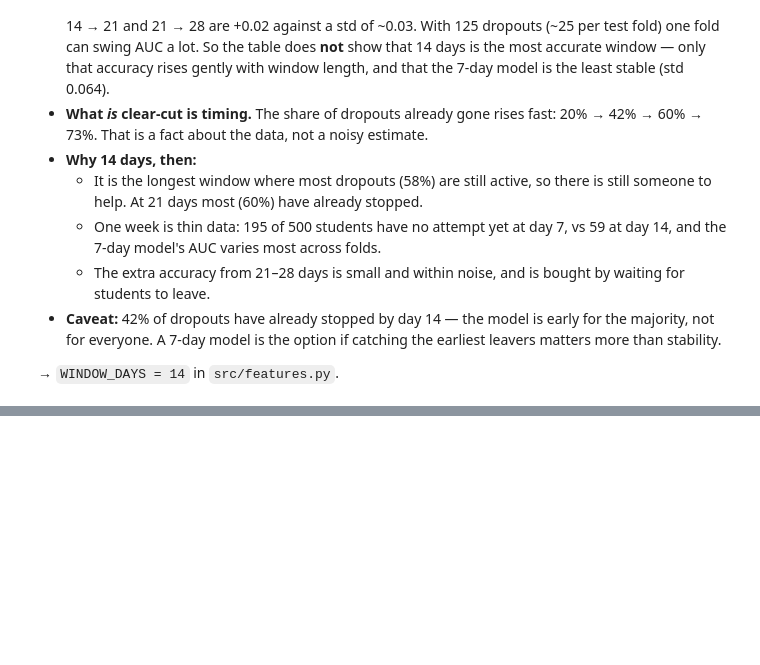
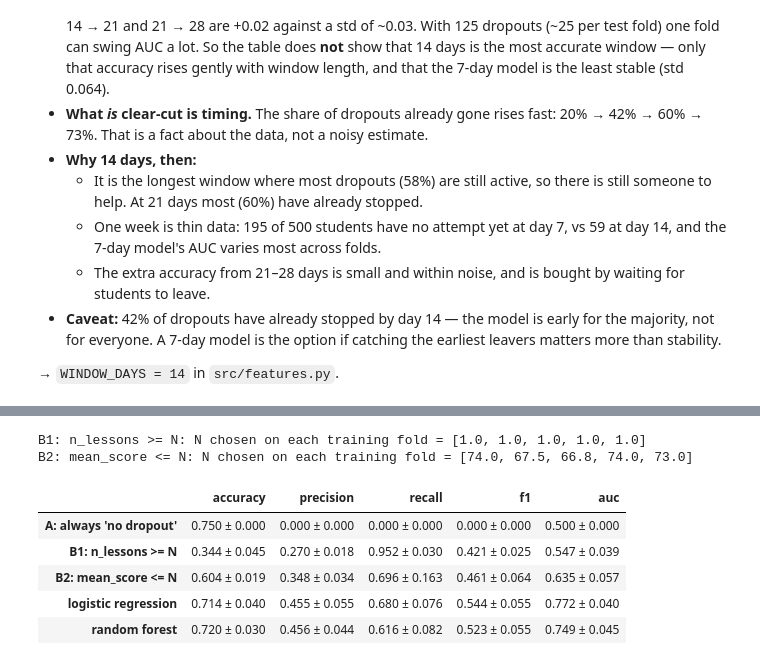
Before and after one commit to anirudhkumar0904/student-success-assistant, a Jupyter notebook: notebooks/part1_ml.ipynb, the cells around one changed output, grey strips where cells are left out. Saved outputs shown, nothing was run; the diff lists cells and outputs as text; code cells hidden in the pictures; blank space fills up the shorter version.

```diff
--- a/notebooks/part1_ml.ipynb
+++ b/notebooks/part1_ml.ipynb
@@ -302,0 +314,6 @@ _TODO_
+# %%
+X = build_features(data["students"], data["quiz"])  # uses WINDOW_DAYS = 14
+y = data["outcome"].set_index("student_id").dropped_out[X.index]
+
+print(X.shape, "| dropouts:", y.sum(), "| no attempts in window:", X.no_attempts_in_window.sum())
+X[NUMERIC].groupby(y.rename("dropped_out")).mean().round(2).T
@@ -302,0 +365,28 @@ _TODO_
+# %%
+models = {
+    "A: always 'no dropout'": make_always_no(),
+    "B1: n_lessons >= N": ThresholdRule("n_lessons", ">="),
+    "B2: mean_score <= N": ThresholdRule("mean_score", "<="),
+    "logistic regression": make_logreg(SEED),
+    "random forest": make_forest(SEED),
+}
+results = {name: cv_summary(model, X, y, cv) for name, model in models.items()}
+
+for name in ["B1: n_lessons >= N", "B2: mean_score <= N"]:
+    rule = models[name]
+    chosen_n = [float(ThresholdRule(rule.column, rule.direction).fit(X.iloc[train], y.iloc[train]).n_)
+                for train, _ in cv.split(X, y)]
+    print(f"{name}: N chosen on each training fold = {chosen_n}")
+
+pd.DataFrame({name: {m: {"mean": v[0], "std": v[1]} for m, v in r.items()} for name, r in results.items()}) \
+    .to_json(JSON_DIR + "p1_model_comparison.json", indent=2)
+format_mean_std(results)
+# %% [output]
+B1: n_lessons >= N: N chosen on each training fold = [1.0, 1.0, 1.0, 1.0, 1.0]
+B2: mean_score <= N: N chosen on each training fold = [74.0, 67.5, 66.8, 74.0, 73.0]
+|  | accuracy | precision | recall | f1 | auc |
+| A: always 'no dropout' | 0.750 ± 0.000 | 0.000 ± 0.000 | 0.000 ± 0.000 | 0.000 ± 0.000 | 0.500 ± 0.000 |
+| B1: n_lessons >= N | 0.344 ± 0.045 | 0.270 ± 0.018 | 0.952 ± 0.030 | 0.421 ± 0.025 | 0.547 ± 0.039 |
+| B2: mean_score <= N | 0.604 ± 0.019 | 0.348 ± 0.034 | 0.696 ± 0.163 | 0.461 ± 0.064 | 0.635 ± 0.057 |
+| logistic regression | 0.714 ± 0.040 | 0.455 ± 0.055 | 0.680 ± 0.076 | 0.544 ± 0.055 | 0.772 ± 0.040 |
+| random forest | 0.720 ± 0.030 | 0.456 ± 0.044 | 0.616 ± 0.082 | 0.523 ± 0.055 | 0.749 ± 0.045 |
```
Also changed, not shown: parts of 22 cells of this notebook, 5 other files.
